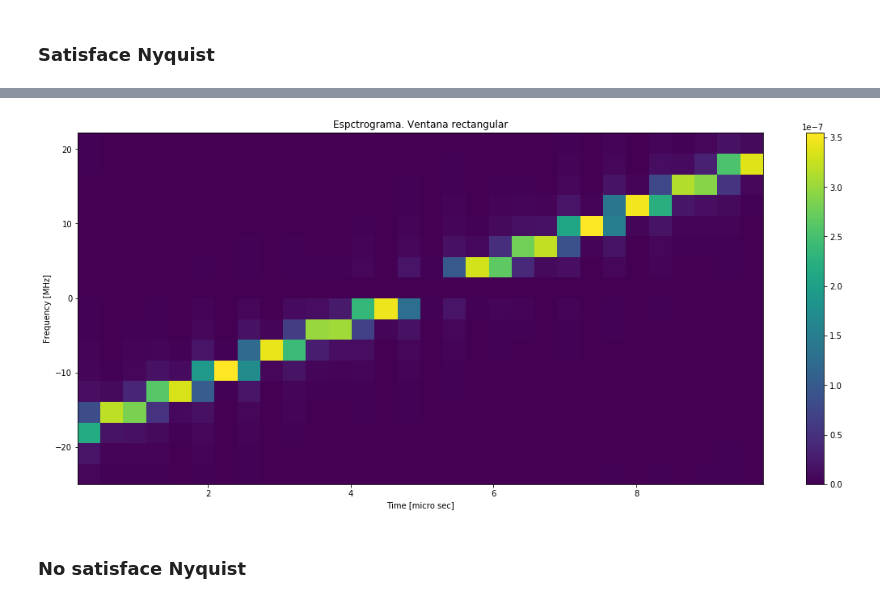
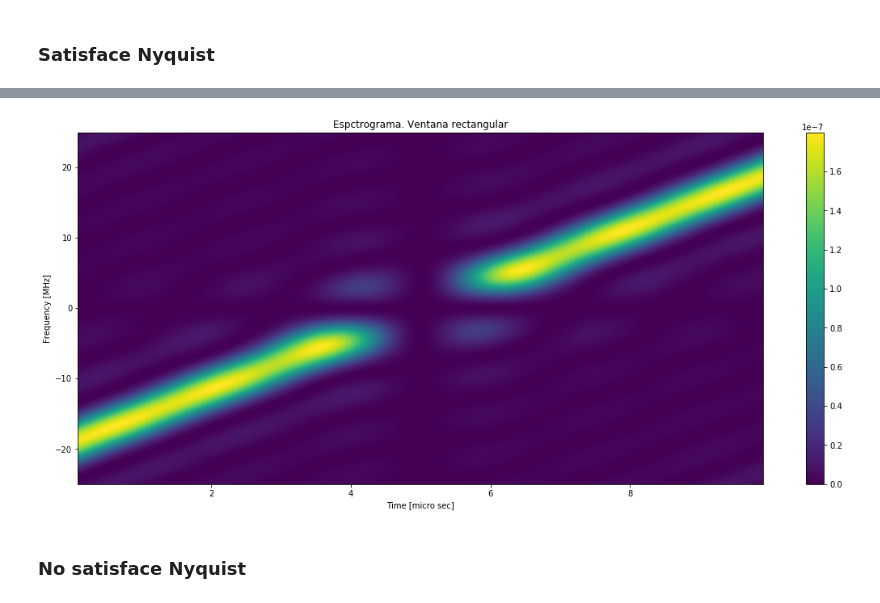
Before and after one commit to rozanecm/6674_tpFinal, a Jupyter notebook: notebooks/Ejercicios.ipynb, the cells around one changed output, grey strips where cells are left out. Saved outputs shown, nothing was run; the diff lists cells and outputs as text; code cells hidden in the pictures.

```diff
--- a/notebooks/Ejercicios.ipynb
+++ b/notebooks/Ejercicios.ipynb
@@ -287,35 +313,35 @@ from scipy import signal
 # return_onesidedbool, optional
 #         If True, return a one-sided spectrum for real data.
 #         If False return a two-sided spectrum. Defaults to True,
 #         but for complex data, a two-sided spectrum is always returned.
-f, t, Sxx = signal.spectrogram(x=chirp(T_rg, f_s)[1], fs=f_s, return_onesided=False, window=signal.windows.boxcar(18))
+f, t, Sxx = signal.spectrogram(x=chirp(T_rg, f_s)[1], fs=f_s, return_onesided=False, nfft=1024, noverlap=8, window=signal.windows.boxcar(9))
 
 # t = np.linspace(start = 0, stop = T_rg, num = int(T_rg*f_s))
 # f, t, Sxx = spectrogram(np.sin(50e6*t**2)+np.cos(30e6*t), fs=f_s, return_onesided=False)
 
 # keep only frequencies of interest
 # define freqs of interest
 # fmin = -BW_rg/2 # Hz
 # fmax = BW_rg/2 # Hz
 # freq_slice = np.where((f >= fmin) & (f <= fmax))
 
 # f   = f[freq_slice]
 # Sxx = Sxx[freq_slice,:][0]
 
 
 plt.figure(figsize=(19,8))
 # plt.specgram(, Fs=f_s, NFFT=1024)
 plt.pcolormesh(t*1e6, np.fft.fftshift(f)*1e-6, np.fft.fftshift(Sxx, axes=0))
 # plt.pcolormesh(t*1e6, f*1e-6, Sxx)
 plt.title('Espctrograma. Ventana rectangular')
 plt.ylabel('Frequency [MHz]')
 plt.xlabel('Time [micro sec]')
 plt.colorbar()
 
 plt.savefig('../res/03 - espectrograma.png')
 plt.show();
 # %% [output]
-[figure, old version]
+[figure, new version]
 # %% [markdown]
 ### No satisface Nyquist
 # %%
```
Also changed, not shown: parts of 21 cells of this notebook, 6 other files.
